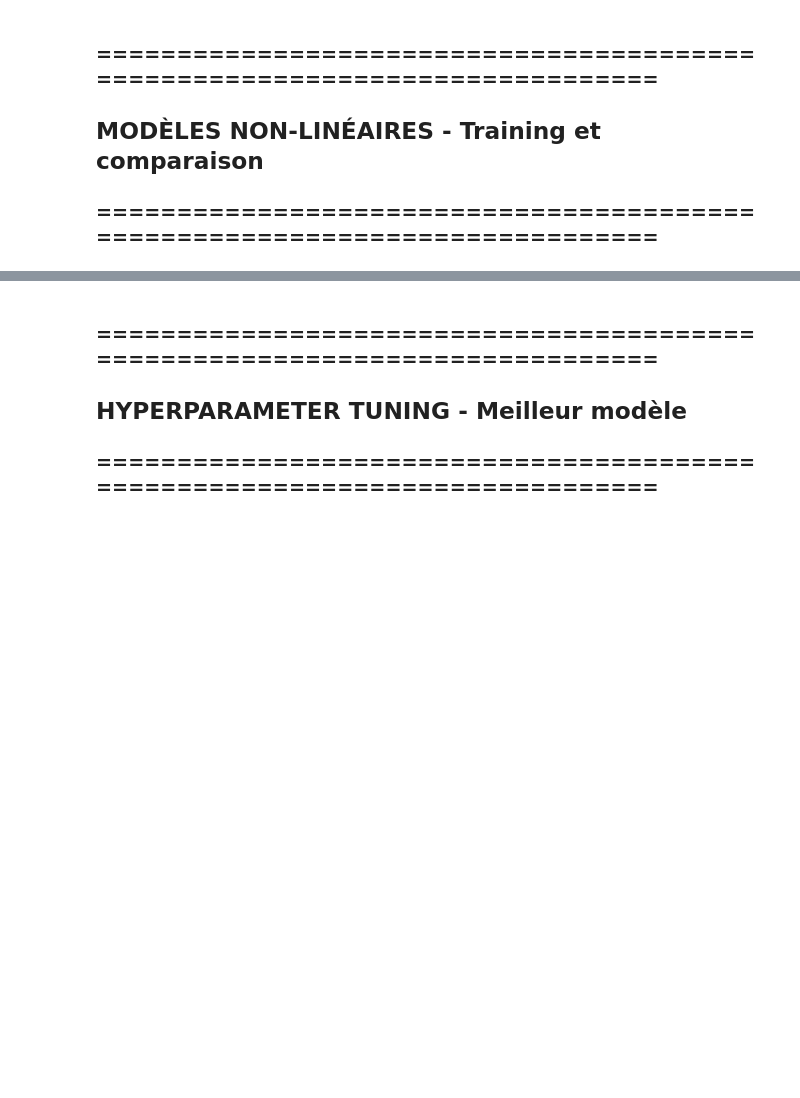
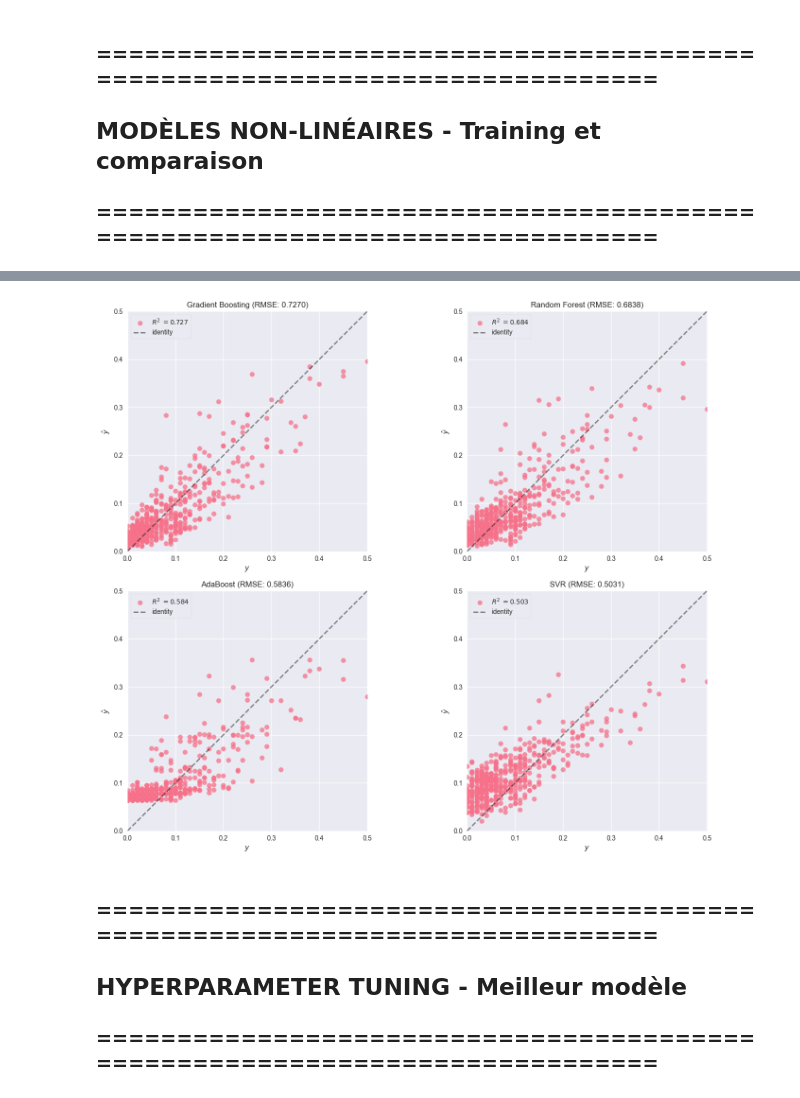
Before and after one commit to mat-bau/ml-project, a Jupyter notebook: notebooks/03_nonlinear_model.ipynb, the cells around one changed output, grey strips where cells are left out. Drawn from its saved outputs; the diff is of its cells as text; code cells hidden in the pictures; blank space fills up the shorter version.

Commit message:
chore: part 3 with plots

```diff
--- a/notebooks/03_nonlinear_model.ipynb
+++ b/notebooks/03_nonlinear_model.ipynb
@@ -263,3 +270,28 @@ MLP                  0.0688
+# %%
+from yellowbrick.regressor import PredictionError
+
+fig, axes = plt.subplots(2, 2, figsize=(15, 12))
+models_to_compare = [
+    ('Gradient Boosting', GradientBoostingRegressor(random_state=42)),
+    ('Random Forest', RandomForestRegressor(random_state=42, n_jobs=-1)),
+    ('AdaBoost', AdaBoostRegressor(random_state=42)),
+    ('SVR', SVR(kernel='rbf'))
+]
+
+for idx, (name, model) in enumerate(models_to_compare):
+    ax = axes[idx // 2, idx % 2]
+
+    viz = PredictionError(model, ax=ax, identity=True, bestfit=False)
+    viz.fit(X_train_selected, y_train)
+    viz.score(X_test_selected, y_test)
+    viz.finalize()
+    ax.set_title(f'{name} (RMSE: {viz.score_:.4f})')
+
+plt.tight_layout()
+#plt.savefig('models_comparison_yb.png', dpi=300, bbox_inches='tight')
+plt.show()
+# %% [output]
+[figure, added]
 # %% [markdown]
 ### ============================================================================
 ## HYPERPARAMETER TUNING - Meilleur modèle
```
Also changed, not shown: parts of 8 cells of this notebook, 5 other files.
